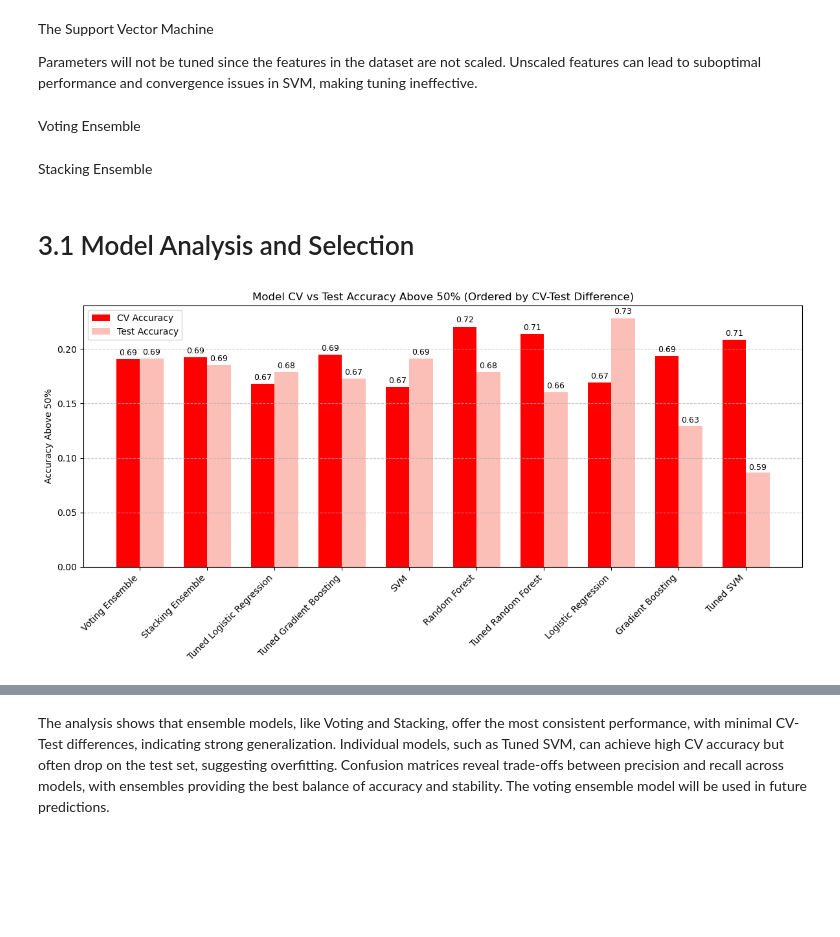
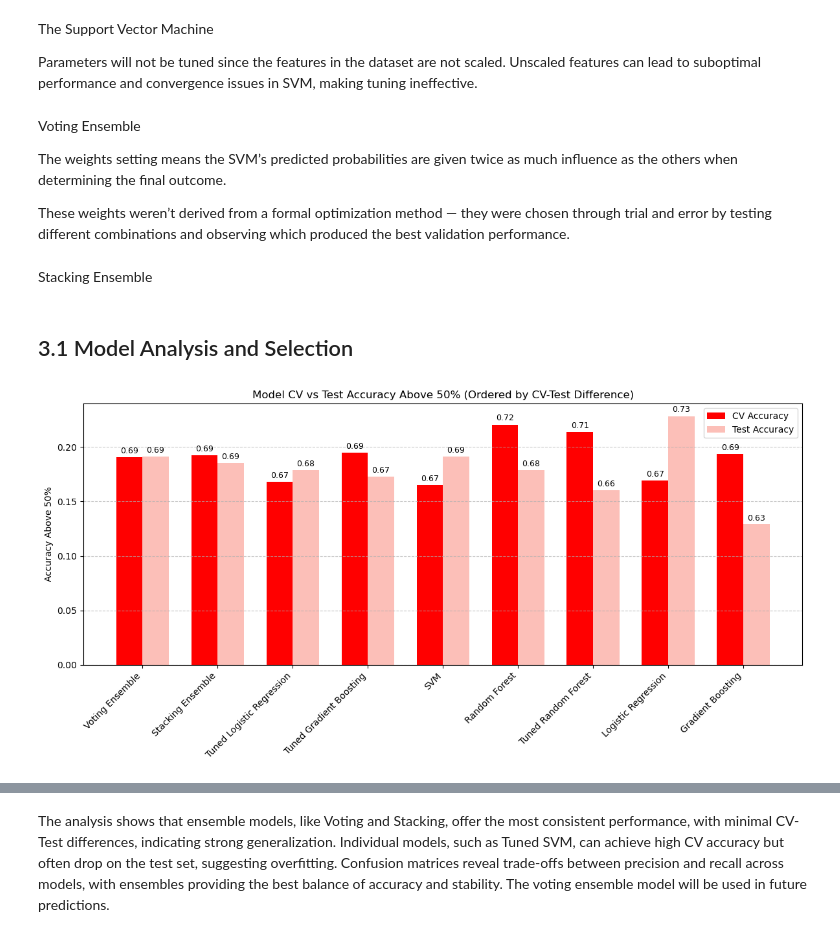
Before and after one commit to MMatthews71/AFL-Match-Prediction, a Jupyter notebook: notebooks/01-afl-match-prediction.ipynb, the cells around one changed output, grey strips where cells are left out. Saved outputs shown, nothing was run; the diff lists cells and outputs as text; code cells hidden in the pictures; blank space fills up the shorter version.

```diff
--- a/notebooks/01-afl-match-prediction.ipynb
+++ b/notebooks/01-afl-match-prediction.ipynb
@@ -477,13 +541,5 @@ Columns indicating the current season and the match_id in the games dataframe ar
 # %%
-# Convert 'Date' to datetime and extract 'Season'
-games['Date'] = pd.to_datetime(games['Date'])
-games['Season'] = games['Date'].dt.year
-
-# Prepare stats subset for merging (rename 'Team' to 'Home.Team')
-merge_stats = stats[['Match_id', 'Round', 'Team', 'Season']].rename(columns={'Team': 'Home.Team'})
-
-# Merge, drop duplicates, and reset index
-games = games.merge(merge_stats, on=['Round', 'Home.Team', 'Season']).drop_duplicates().reset_index(drop=True)
+games = merge_stats_to_games(games, stats)
 # %% [markdown]
 **Finals and Rounds**
 
@@ -491,21 +569,6 @@ The Round column will be converted to a numeric identifier to enable easier proc
 # %%
-# Map finals round names to numeric values
-finals_map = {
-    'Qualifying Final': 25,
-    'Elimination Final': 25,
-    'Semi Final': 26,
-    'Preliminary Final': 27,
-    'Preliminary Finals': 27,
-    'Grand Final': 28
-}
-
-# Apply finals mapping to games
-games['Round'] = games['Round'].replace(finals_map)
-games['Round'] = games['Round'].replace(r'Round (\d+)', r'\1', regex=True).astype(int)
-
-# Apply finals mapping to stats
-stats['Round'] = stats['Round'].replace(finals_map)
-stats['Round'] = stats['Round'].replace(r'Round (\d+)', r'\1', regex=True).astype(int)
+stats = normalize_rounds(stats)
+games = normalize_rounds(games)
 # %% [markdown]
 **Start Time Categories**
 
@@ -528,4 +595,13 @@ When predicting outcomes, I noticed that the venue 'Marvel Stadium' was incorrec
+# %%
+def normalize_venue(df):
+    # Define mapping of incorrect → correct venue names
+    venue_fix = {' Marvel Stadium': 'Marvel Stadium'}
+
+    # Replace inconsistent values in the 'Venue' column
+    df['Venue'] = df['Venue'].replace(venue_fix)
+
+    return df
 # %%
-stats['Venue'] = stats['Venue'].replace({' Marvel Stadium': 'Marvel Stadium'})
-games['Venue'] = games['Venue'].replace({' Marvel Stadium': 'Marvel Stadium'})
+stats = normalize_venue(stats)
+games = normalize_venue(games)
 # %% [markdown]
@@ -1873,6 +1987,10 @@ svm_model.fit(X_train, y_train)
 svm_metrics = get_model_metrics(svm_model, X_train, y_train, X_test, y_test, model_name='SVM')
 # %% [markdown]
 Voting Ensemble
+
+The weights setting means the SVM’s predicted probabilities are given twice as much influence as the others when determining the final outcome.
+
+These weights weren’t derived from a formal optimization method — they were chosen through trial and error by testing different combinations and observing which produced the best validation performance.
 # %%
 # Create an ensemble model using soft voting with multiple classifiers
 ensemble = VotingClassifier(
@@ -1915,7 +2033,7 @@ stack.fit(X_train, y_train)
 # Evaluate the trained stacking ensemble model and store results in a DataFrame
 stack_metrics = get_model_metrics(stack, X_train, y_train, X_test, y_test, 'Stacking Ensemble')
 # %% [markdown]
-# 3.1 Model Analysis and Selection
+## 3.1 Model Analysis and Selection
 # %%
 df = pd.concat([
     log_reg_metrics,
@@ -1925,7 +2043,6 @@ df = pd.concat([
     gb_metrics,
     best_gb_metrics,
     svm_metrics,
-    best_svm_metrics,
     ensemble_metrics,
     stack_metrics
 ], ignore_index=True)
@@ -1943,34 +2060,34 @@ df['CV-Test Diff'] = abs(df['CV Above 50'] - df['Test Above 50'])
 df_filtered = df[(df['CV Above 50'] > 0) | (df['Test Above 50'] > 0)]
 
 # Order by CV-Test difference
 df_filtered = df_filtered.sort_values('CV-Test Diff')
 
 indices = np.arange(len(df_filtered))
 bar_width = 0.35
 
 plt.figure(figsize=(12,6))
 bars_cv = plt.bar(indices - bar_width/2, df_filtered['CV Above 50'], width=bar_width, label='CV Accuracy', color='red')
 bars_test = plt.bar(indices + bar_width/2, df_filtered['Test Above 50'], width=bar_width, label='Test Accuracy', color='salmon', alpha=0.5)
 
 # Add exact values on top of bars
 for bar in bars_cv:
     height = bar.get_height()
     plt.text(bar.get_x() + bar.get_width()/2, height + 0.01*height, f'{height+0.5:.2f}',
              ha='center', va='bottom', fontsize=9)
 for bar in bars_test:
     height = bar.get_height()
     plt.text(bar.get_x() + bar.get_width()/2, height + 0.01*height, f'{height+0.5:.2f}',
              ha='center', va='bottom', fontsize=9)
 
 plt.xticks(indices, df_filtered['Model'], rotation=45, ha='right')
 plt.ylabel('Accuracy Above 50%')
 plt.title('Model CV vs Test Accuracy Above 50% (Ordered by CV-Test Difference)')
 plt.grid(axis='y', linestyle='--', alpha=0.7)
 plt.legend()
 plt.tight_layout()
 plt.show()
 # %% [output]
-[figure, old version]
+[figure, new version]
 # %%
 final_eval = df
 
```
Also changed, not shown: parts of 55 cells of this notebook.
